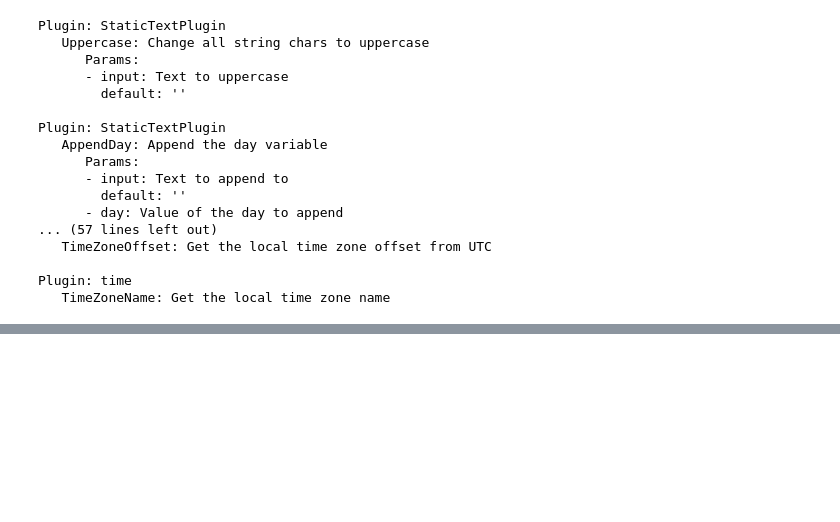
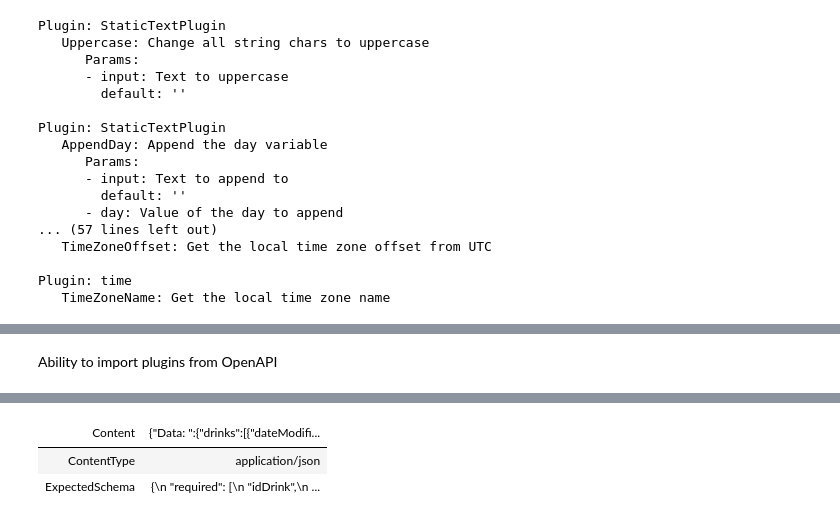
Before and after one commit to rondagdag/crafting-mixologist-semantic-kernel, a Jupyter notebook: notebooks/02-semantic-function-type.ipynb, the cells around one changed output, grey strips where cells are left out. Saved outputs shown, nothing was run; the diff lists cells and outputs as text; code cells hidden in the pictures; blank space fills up the shorter version.

```diff
--- a/notebooks/02-semantic-function-type.ipynb
+++ b/notebooks/02-semantic-function-type.ipynb
@@ -169,0 +169,2 @@ Plugin: time
+# %% [markdown]
+Ability to import plugins from OpenAPI
@@ -169,0 +180,7 @@ Plugin: time
+# %%
+var arguments = new KernelArguments();
+
+// Run operation via the semantic kernel
+var result = await kernel.InvokeAsync(cocktailFunctions["randomCocktail"], arguments);
+result.GetValue<RestApiOperationResponse>().Display();
+# %% [output]
@@ -169,0 +188,3 @@ Plugin: time
+| Content | {"Data: ":{"drinks":[{"dateModifi... |
+| ContentType | application/json |
+| ExpectedSchema | {\n "required": [\n "idDrink",\n ... |
```
Also changed, not shown: parts of 6 cells of this notebook, 17 other files.
